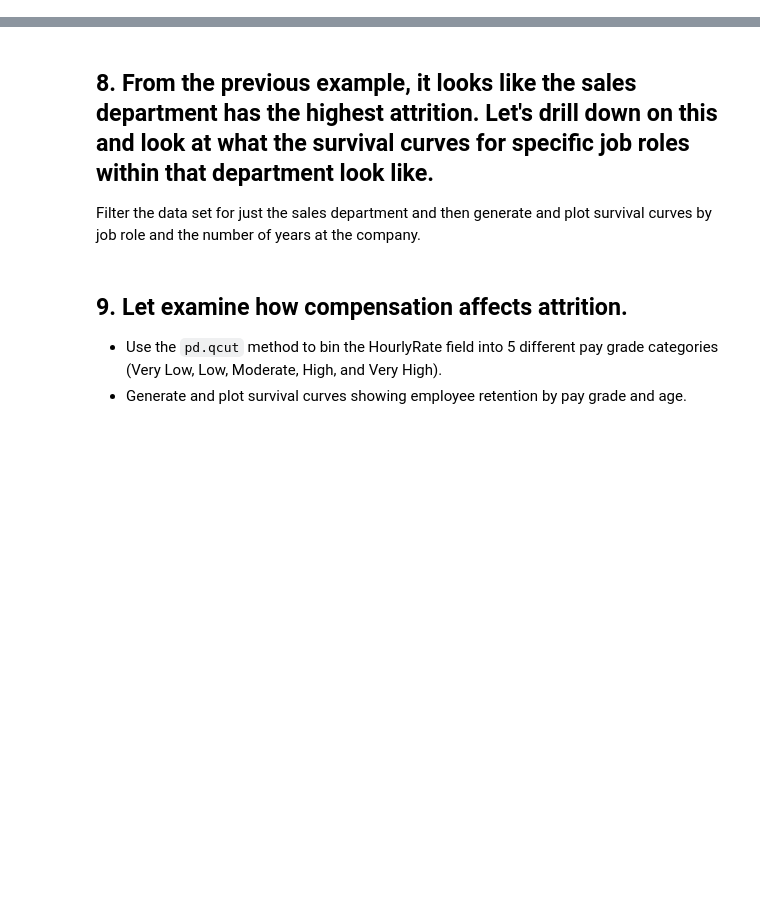
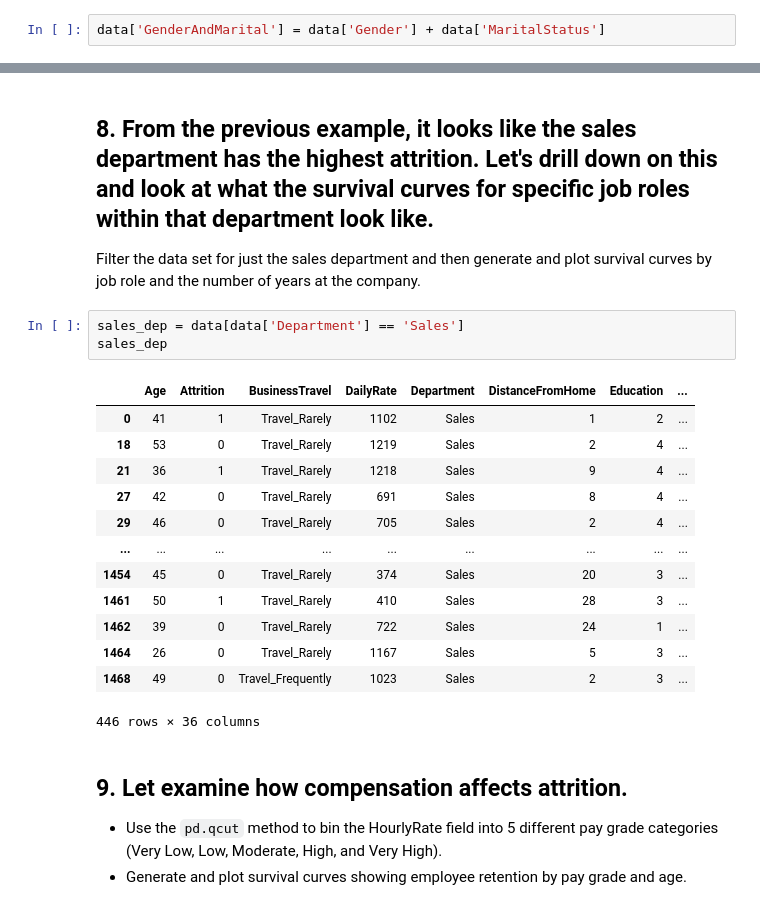
Before and after one commit to ta-data-mexpt/lab-survival-analysis, a Jupyter notebook: your-code/main.ipynb, the cells around one changed output, grey strips where cells are left out. Saved outputs shown, nothing was run; the diff lists cells and outputs as text; blank space fills up the shorter version.

```diff
--- a/your-code/main.ipynb
+++ b/your-code/main.ipynb
@@ -157,3 +164,5 @@ rates4.iplot(kind='line', xTitle='Years at the company', yTitle='Retention Rate'
 ## 6. Now that we have looked at the retention rates by gender and marital status individually, let's look at them together.
 
 Create a new field in the data set that concatenates marital status and gender, and then generate and plot a survival curve that shows the retention by this new field over the age of the employee.
+# %%
+data['GenderAndMarital'] = data['Gender'] + data['MaritalStatus']
@@ -165,6 +195,23 @@ Create a new field in the data set that concatenates marital status and gender,
 ## 8. From the previous example, it looks like the sales department has the highest attrition. Let's drill down on this and look at what the survival curves for specific job roles within that department look like.
 
 Filter the data set for just the sales department and then generate and plot survival curves by job role and the number of years at the company.
+# %%
+sales_dep = data[data['Department'] == 'Sales']
+sales_dep
+# %% [output]
+|  | Age | Attrition | BusinessTravel | DailyRate | Department | DistanceFromHome | Education | ... |
+| 0 | 41 | 1 | Travel_Rarely | 1102 | Sales | 1 | 2 | ... |
+| 18 | 53 | 0 | Travel_Rarely | 1219 | Sales | 2 | 4 | ... |
+| 21 | 36 | 1 | Travel_Rarely | 1218 | Sales | 9 | 4 | ... |
+| 27 | 42 | 0 | Travel_Rarely | 691 | Sales | 8 | 4 | ... |
+| 29 | 46 | 0 | Travel_Rarely | 705 | Sales | 2 | 4 | ... |
+| ... | ... | ... | ... | ... | ... | ... | ... | ... |
+| 1454 | 45 | 0 | Travel_Rarely | 374 | Sales | 20 | 3 | ... |
+| 1461 | 50 | 1 | Travel_Rarely | 410 | Sales | 28 | 3 | ... |
+| 1462 | 39 | 0 | Travel_Rarely | 722 | Sales | 24 | 1 | ... |
+| 1464 | 26 | 0 | Travel_Rarely | 1167 | Sales | 5 | 3 | ... |
+| 1468 | 49 | 0 | Travel_Frequently | 1023 | Sales | 2 | 3 | ... |
+446 rows × 36 columns
 # %% [markdown]
 ## 9. Let examine how compensation affects attrition.
 
```
Also changed, not shown: parts of 4 cells of this notebook.
